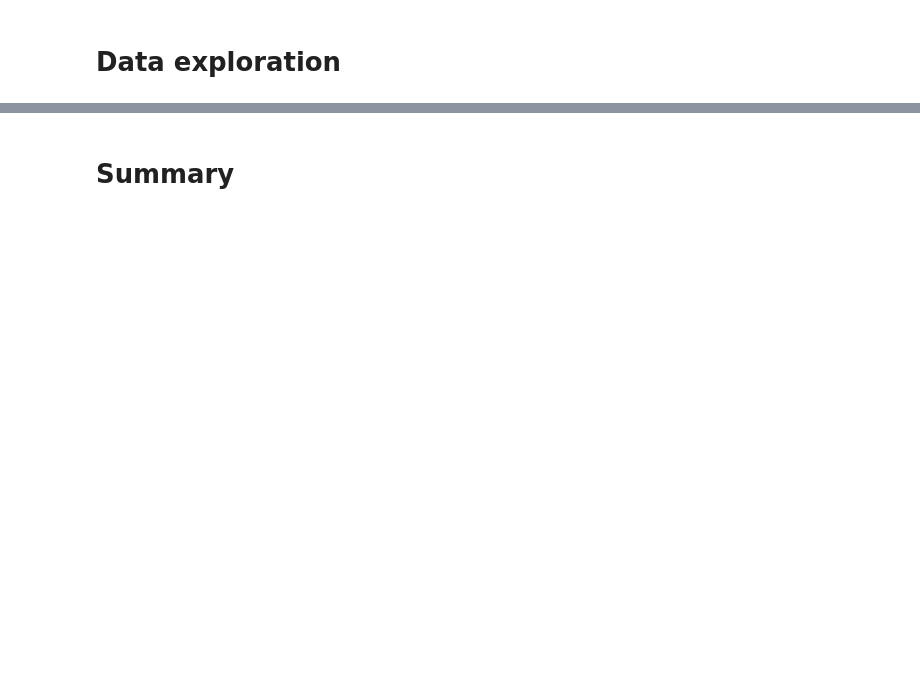
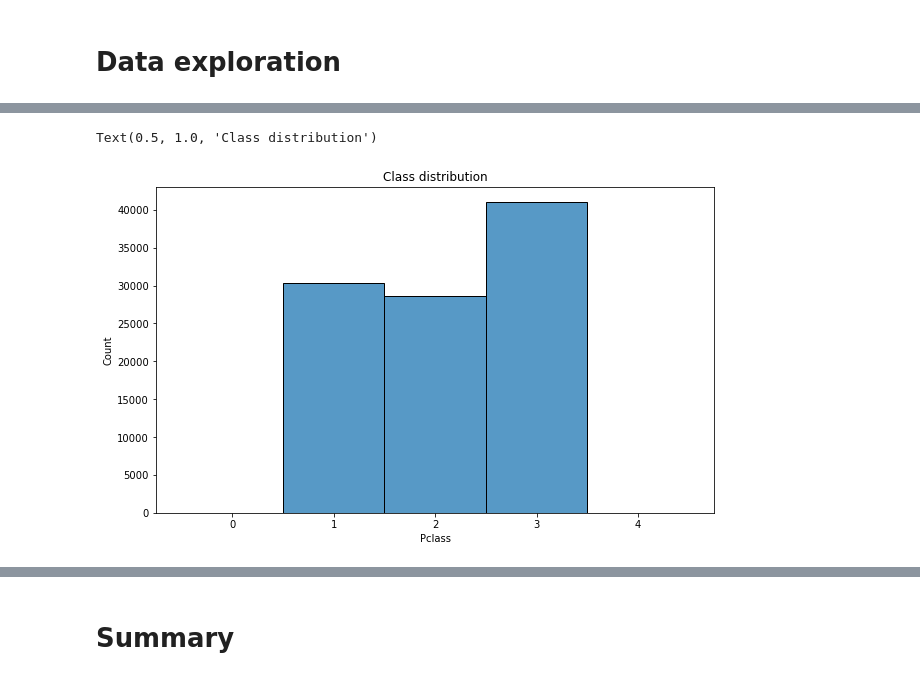
Before and after one commit to tshura/ml-intro, a Jupyter notebook: 2_data_exploration/eda.ipynb, the cells around one changed output, grey strips where cells are left out. Cells and saved outputs as stored; diff of their text form; code cells hidden in the pictures; blank space fills up the shorter version.

```diff
--- a/2_data_exploration/eda.ipynb
+++ b/2_data_exploration/eda.ipynb
@@ -34,0 +65,7 @@ td
+# %%
+plt.figure(figsize=(10,6))
+sns.histplot(data=td, x='Pclass', bins=np.arange(6)-0.5)
+plt.title("Class distribution")
+# %% [output]
+Text(0.5, 1.0, 'Class distribution')
+[figure, added]
```
Also changed, not shown: parts of 8 cells of this notebook.
